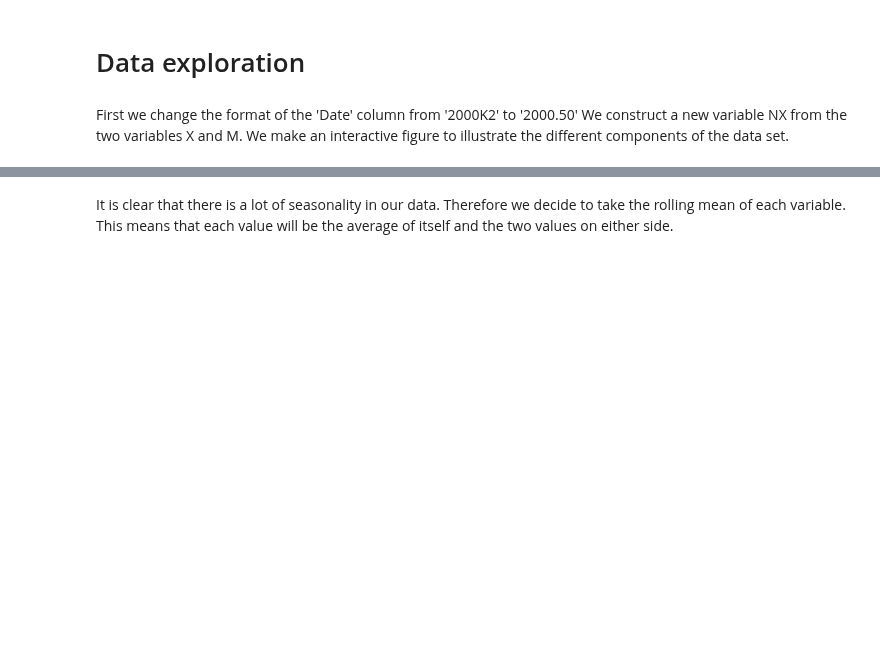
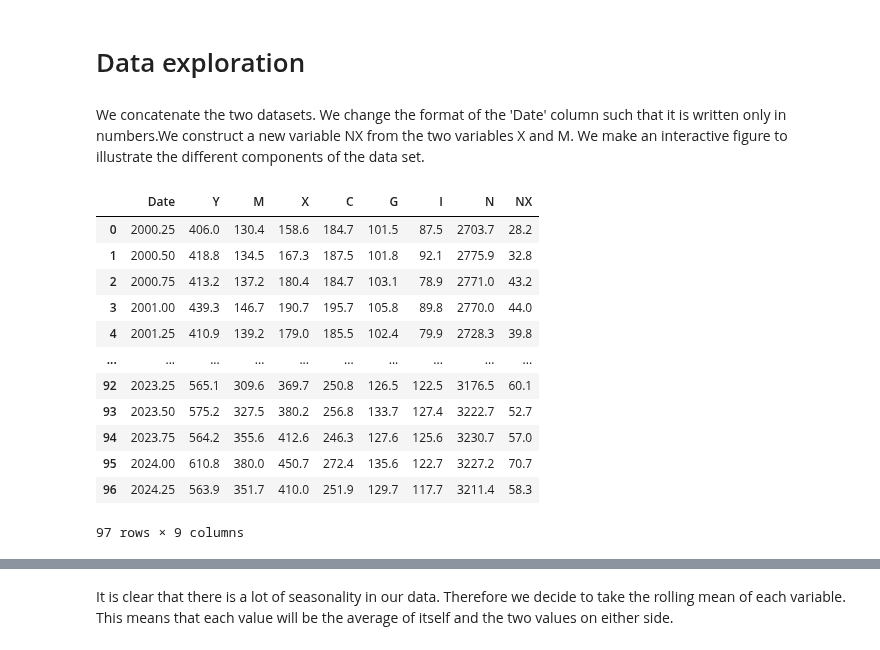
Before and after one commit to NumEconCopenhagen/projects-2024-christoffer-victor, a Jupyter notebook: dataproject/dataproject.ipynb, the cells around one changed output, grey strips where cells are left out. Cells and saved outputs as stored; diff of their text form; code cells hidden in the pictures; blank space fills up the shorter version.

```diff
--- a/dataproject/dataproject.ipynb
+++ b/dataproject/dataproject.ipynb
@@ -34,6 +23,61 @@ df = pd.concat([df1_selected, df2_selected], axis=1)
+# %%
+# Import first dataset
+NKN1a = pd.read_csv('NKN1a.csv', sep=";", decimal=",", skiprows=2 )
+NKN1a = NKN1a.iloc[:-2]
+drop = ['Unnamed: ' + str(num) for num in range(2)]
+NKN1a.drop(drop, axis=1, inplace=True)
+NKN1a_transposed = NKN1a.T
+NKN1a_transposed = NKN1a_transposed.iloc[1:]
+NKN1a_transposed = NKN1a_transposed.reset_index()
+NKN1a_transposed.rename(columns = {'index':'Date', 0:'Y', 1:'M', 2:'X', 3:'C', 4:'G', 5:'I'}, inplace=True)
+
+# Import second dataset
+NKN1b = pd.read_csv('NKN1b.csv', sep=";", decimal=",", skiprows=2 )
+NKN1b = NKN1b.iloc[:-2]
+drop = ['Unnamed: ' + str(num) for num in range(2)]
+NKN1b.drop(drop, axis=1, inplace=True)
+NKN1b_transposed = NKN1b.T
+NKN1b_transposed = NKN1b_transposed.iloc[1:]
+NKN1b_transposed = NKN1b_transposed.reset_index()
+NKN1b_transposed.rename(columns = {'index':'Date', 0:'N'}, inplace=True)
+
+
+# We select the desired columns from the both datasets
+NKN1a_selected = NKN1a_transposed[['Date','Y', 'M', 'X', 'C', 'G', 'I']]
+NKN1b_selected = NKN1b_transposed[['N']]
 # %% [markdown]
 # Data exploration
 # %% [markdown]
-First we change the format of the 'Date' column from '2000K2' to '2000.50'
-We construct a new variable NX from the two variables X and M. We make an interactive figure to illustrate the different components of the data set.
+We concatenate the two datasets. We change the format of the 'Date' column such that it is written only in numbers.We construct a new variable NX from the two variables X and M. We make an interactive figure to illustrate the different components of the data set.
+# %%
+# We combine the selected columns into a new dataset
+df = pd.concat([NKN1a_selected, NKN1b_selected], axis=1)
+
+# We replace 'K' with 'Q' in 'Date' column
+df['Date'] = df['Date'].str.replace('K', 'Q')
+
+# We convert 'Date' column to PeriodIndex
+df['Date'] = pd.PeriodIndex(df['Date'], freq='Q')
+
+# We convert 'Date' column to year with fractional part representing the quarter
+df['Date'] = df['Date'].map(lambda x: x.year + (x.quarter - 1) / 4+ 0.25)
+
+# We create a new column by subtracting 'M' from 'X' which gives net export 'NX'
+df['NX'] = df['X'] - df['M']
+
+df.head(100)
+# %% [output]
+|  | Date | Y | M | X | C | G | I | N | NX |
+| 0 | 2000.25 | 406.0 | 130.4 | 158.6 | 184.7 | 101.5 | 87.5 | 2703.7 | 28.2 |
+| 1 | 2000.50 | 418.8 | 134.5 | 167.3 | 187.5 | 101.8 | 92.1 | 2775.9 | 32.8 |
+| 2 | 2000.75 | 413.2 | 137.2 | 180.4 | 184.7 | 103.1 | 78.9 | 2771.0 | 43.2 |
+| 3 | 2001.00 | 439.3 | 146.7 | 190.7 | 195.7 | 105.8 | 89.8 | 2770.0 | 44.0 |
+| 4 | 2001.25 | 410.9 | 139.2 | 179.0 | 185.5 | 102.4 | 79.9 | 2728.3 | 39.8 |
+| ... | ... | ... | ... | ... | ... | ... | ... | ... | ... |
+| 92 | 2023.25 | 565.1 | 309.6 | 369.7 | 250.8 | 126.5 | 122.5 | 3176.5 | 60.1 |
+| 93 | 2023.50 | 575.2 | 327.5 | 380.2 | 256.8 | 133.7 | 127.4 | 3222.7 | 52.7 |
+| 94 | 2023.75 | 564.2 | 355.6 | 412.6 | 246.3 | 127.6 | 125.6 | 3230.7 | 57.0 |
+| 95 | 2024.00 | 610.8 | 380.0 | 450.7 | 272.4 | 135.6 | 122.7 | 3227.2 | 70.7 |
+| 96 | 2024.25 | 563.9 | 351.7 | 410.0 | 251.9 | 129.7 | 117.7 | 3211.4 | 58.3 |
+97 rows × 9 columns
 # %%
```
Also changed, not shown: parts of 2 cells of this notebook, 3 other files.
